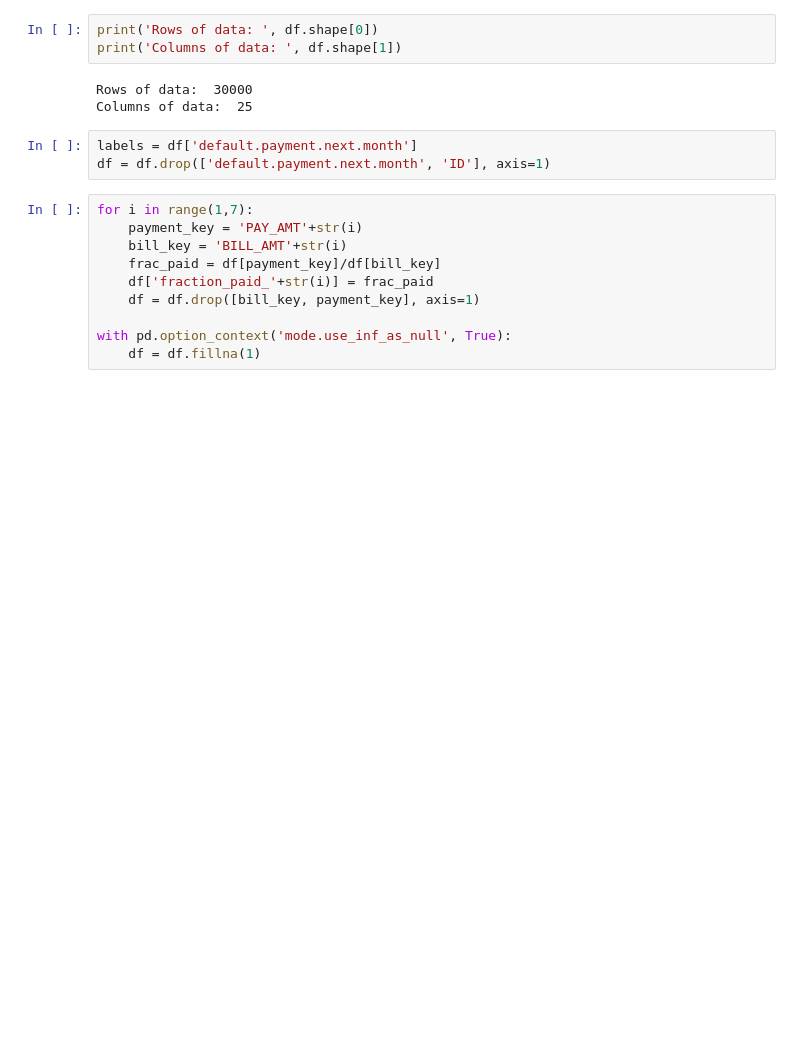
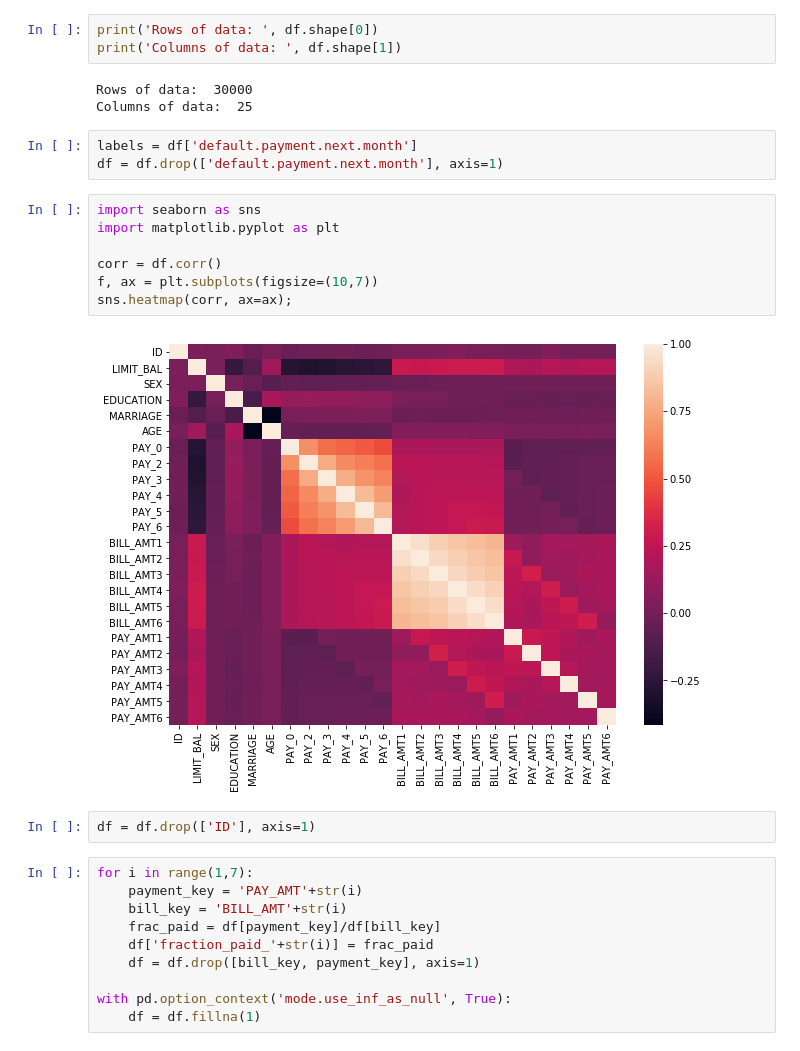
Before and after one commit to vikasagartha/uci_svc, a Jupyter notebook: credit_default.ipynb, the cells around one changed output. Drawn from its saved outputs; the diff is of its cells as text; blank space fills up the shorter version.

```diff
--- a/credit_default.ipynb
+++ b/credit_default.ipynb
@@ -47,7 +47,18 @@ Rows of data:  30000
 Columns of data:  25
 # %%
 labels = df['default.payment.next.month']
-df = df.drop(['default.payment.next.month', 'ID'], axis=1)
+df = df.drop(['default.payment.next.month'], axis=1)
+# %%
+import seaborn as sns
+import matplotlib.pyplot as plt
+
+corr = df.corr()
+f, ax = plt.subplots(figsize=(10,7))
+sns.heatmap(corr, ax=ax);
+# %% [output]
+[figure, added]
+# %%
+df = df.drop(['ID'], axis=1)
 # %%
 for i in range(1,7):
     payment_key = 'PAY_AMT'+str(i)
```
Also changed, not shown: parts of 7 cells of this notebook.
